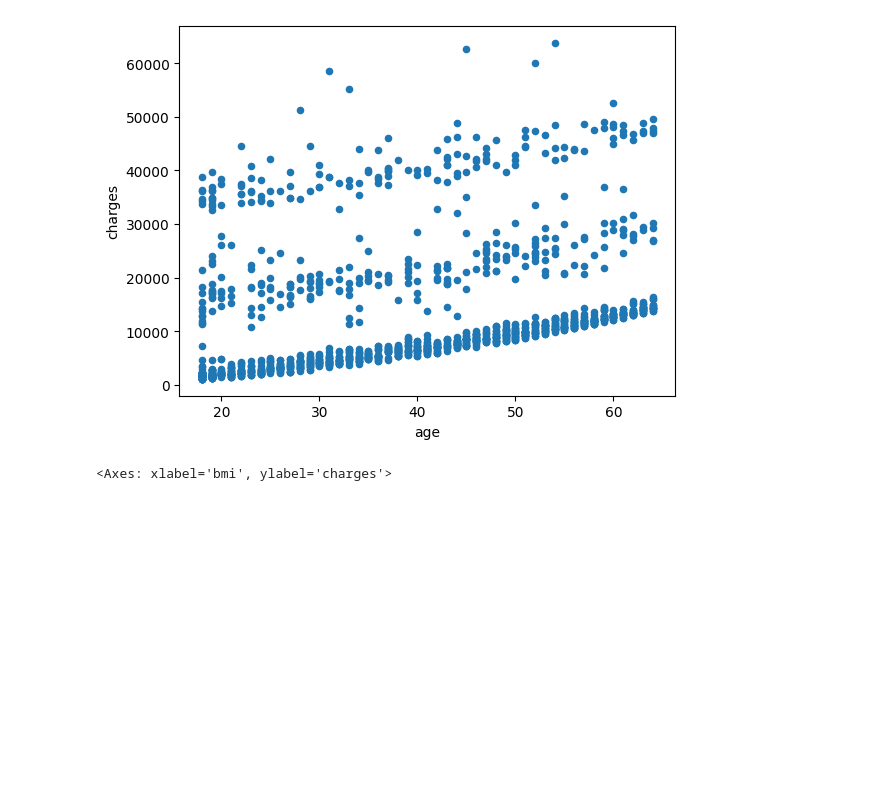
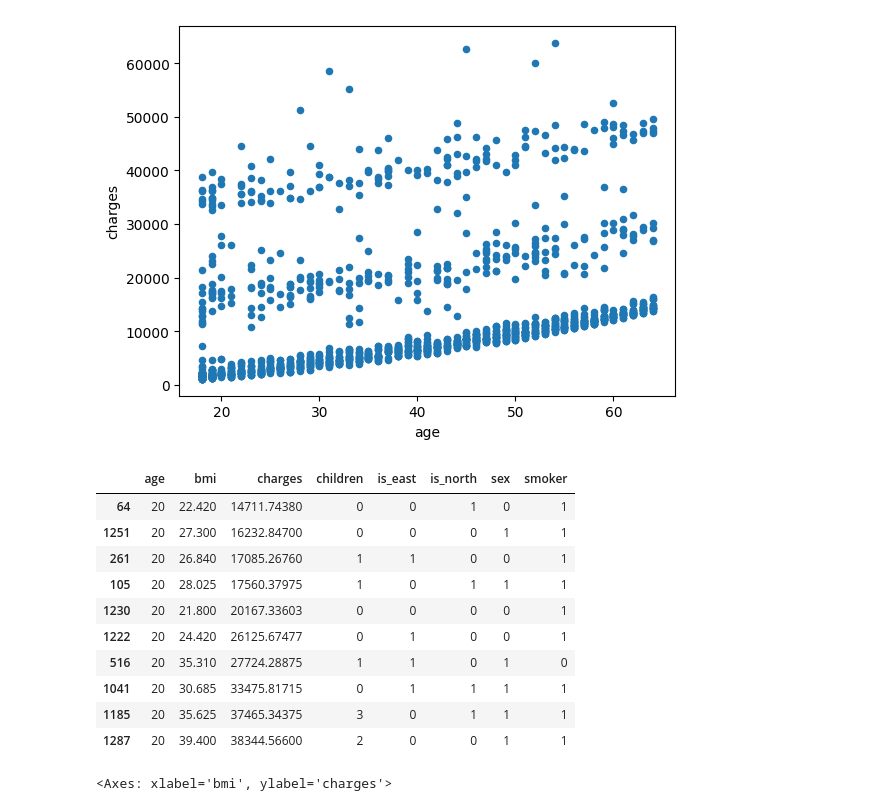
Before and after one commit to Daviddavid-sudo/Briefprimeassurance, a Jupyter notebook: dataanalyst.ipynb, the cells around one changed output. Saved outputs shown, nothing was run; the diff lists cells and outputs as text; code cells hidden in the pictures; blank space fills up the shorter version.

```diff
--- a/dataanalyst.ipynb
+++ b/dataanalyst.ipynb
@@ -50,6 +50,20 @@ data[['age', 'charges']].plot.scatter('age','charges')
 # %% [output]
 <Axes: xlabel='age', ylabel='charges'>
 [figure]
+# %%
+data[(data['age']==20)&(data['charges']>8000)].sort_values('charges')
+# %% [output]
+|  | age | bmi | charges | children | is_east | is_north | sex | smoker |
+| 64 | 20 | 22.420 | 14711.74380 | 0 | 0 | 1 | 0 | 1 |
+| 1251 | 20 | 27.300 | 16232.84700 | 0 | 0 | 0 | 1 | 1 |
+| 261 | 20 | 26.840 | 17085.26760 | 1 | 1 | 0 | 0 | 1 |
+| 105 | 20 | 28.025 | 17560.37975 | 1 | 0 | 1 | 1 | 1 |
+| 1230 | 20 | 21.800 | 20167.33603 | 0 | 0 | 0 | 0 | 1 |
+| 1222 | 20 | 24.420 | 26125.67477 | 0 | 1 | 0 | 0 | 1 |
+| 516 | 20 | 35.310 | 27724.28875 | 1 | 1 | 0 | 1 | 0 |
+| 1041 | 20 | 30.685 | 33475.81715 | 0 | 1 | 1 | 1 | 1 |
+| 1185 | 20 | 35.625 | 37465.34375 | 3 | 0 | 1 | 1 | 1 |
+| 1287 | 20 | 39.400 | 38344.56600 | 2 | 0 | 0 | 1 | 1 |
 # %%
 data[['bmi', 'charges']].plot.scatter('bmi','charges')
 # %% [output]
```
Also changed, not shown: parts of 4 cells of this notebook, 1 other file.
